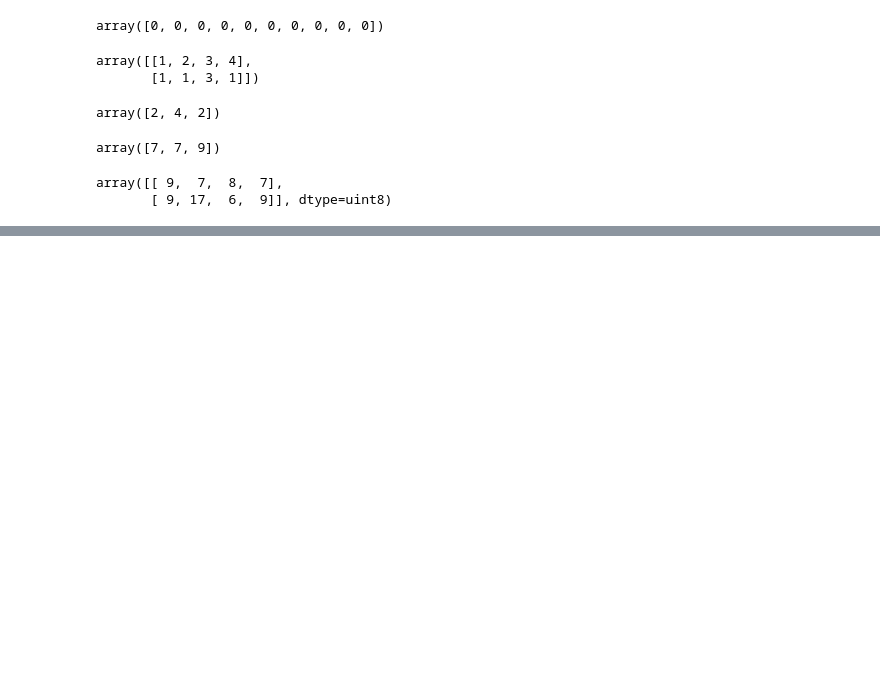
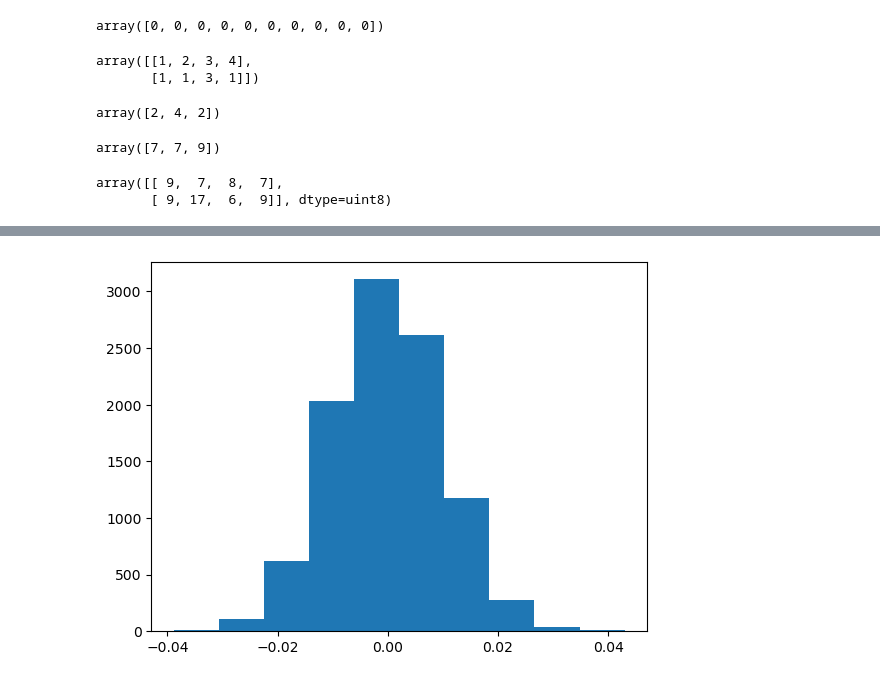
Before and after one commit to nurbujang/myworkw23, a Jupyter notebook: numpyprog.ipynb, the cells around one changed output, grey strips where cells are left out. Saved outputs shown, nothing was run; the diff lists cells and outputs as text; code cells hidden in the pictures; blank space fills up the shorter version.

```diff
--- a/numpyprog.ipynb
+++ b/numpyprog.ipynb
@@ -126,0 +171,5 @@ array([[ 9,  7,  8,  7],
+# %%
+plt.hist(z)
+plt.show()
+# %% [output]
+[figure, added]
```
Also changed, not shown: parts of 6 cells of this notebook.
